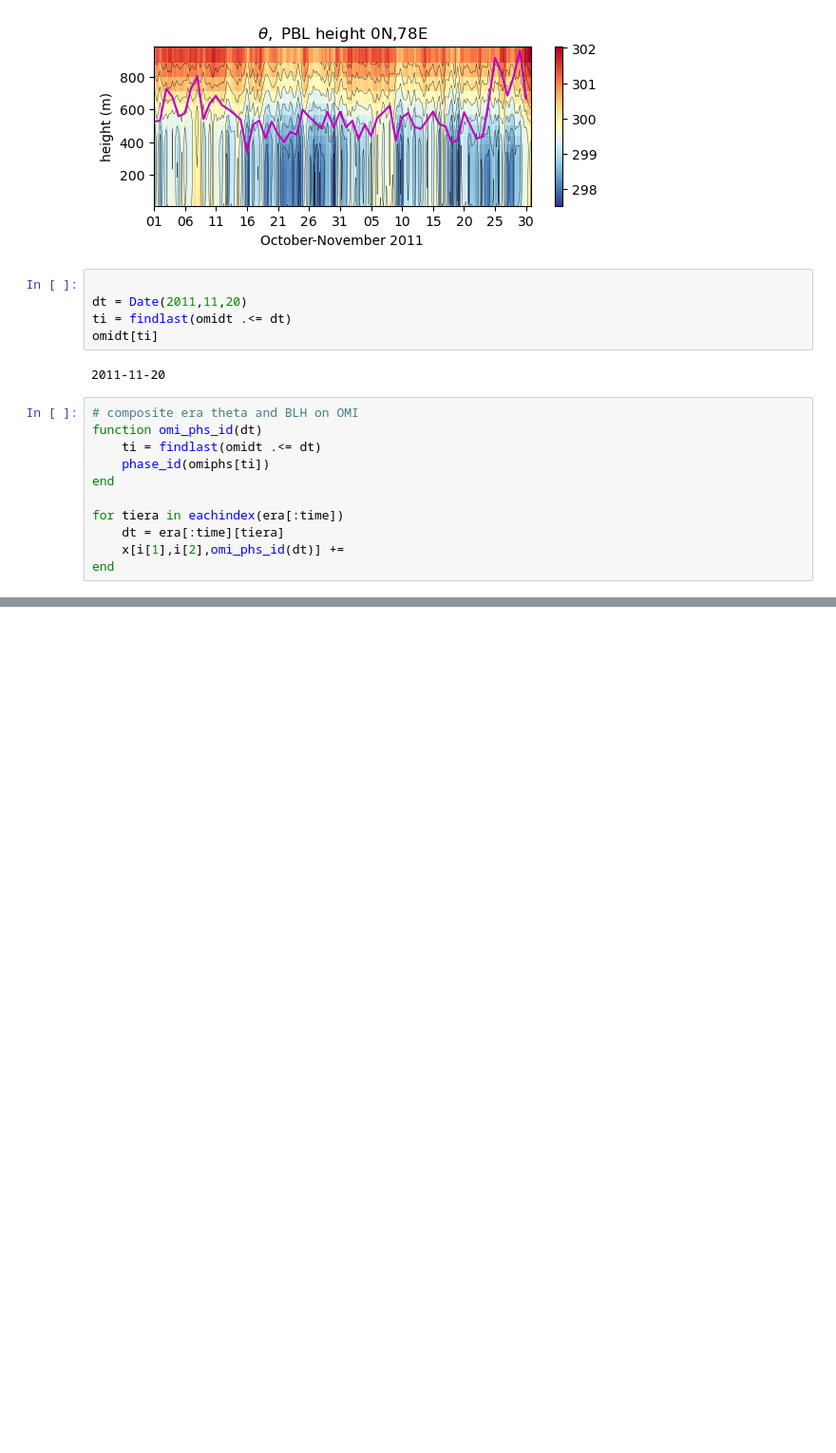
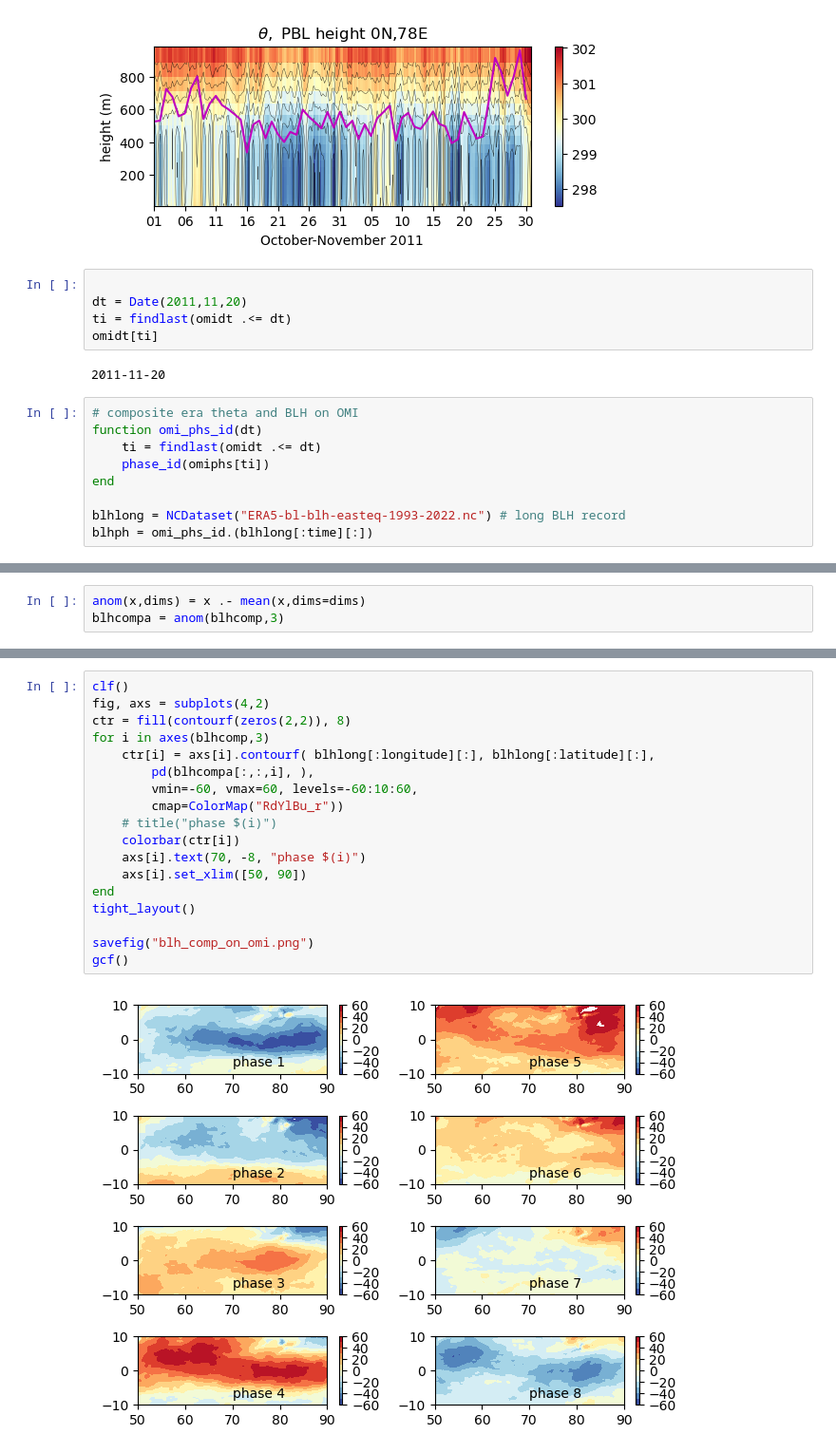
Before and after one commit to deszoeke/cmip6, a Jupyter notebook: era5/era5_mjo_vert.ipynb, the cells around one changed output, grey strips where cells are left out. Shown at 95% size. Saved outputs shown, nothing was run; the diff lists cells and outputs as text; blank space fills up the shorter version.

```diff
--- a/era5/era5_mjo_vert.ipynb
+++ b/era5/era5_mjo_vert.ipynb
@@ -228,7 +228,5 @@ function omi_phs_id(dt)
     phase_id(omiphs[ti])
 end
 
-for tiera in eachindex(era[:time])
-    dt = era[:time][tiera]
-    x[i[1],i[2],omi_phs_id(dt)] +=
-end
+blhlong = NCDataset("ERA5-bl-blh-easteq-1993-2022.nc") # long BLH record
+blhph = omi_phs_id.(blhlong[:time][:])
@@ -238,0 +296,3 @@ omidt[5]
+# %%
+anom(x,dims) = x .- mean(x,dims=dims)
+blhcompa = anom(blhcomp,3)
@@ -238,0 +317,20 @@ omidt[5]
+# %%
+clf()
+fig, axs = subplots(4,2)
+ctr = fill(contourf(zeros(2,2)), 8)
+for i in axes(blhcomp,3)
+    ctr[i] = axs[i].contourf( blhlong[:longitude][:], blhlong[:latitude][:],
+        pd(blhcompa[:,:,i], ),
+        vmin=-60, vmax=60, levels=-60:10:60,
+        cmap=ColorMap("RdYlBu_r"))
+    # title("phase $(i)")
+    colorbar(ctr[i])
+    axs[i].text(70, -8, "phase $(i)")
+    axs[i].set_xlim([50, 90])
+end
+tight_layout()
+
+savefig("blh_comp_on_omi.png")
+gcf()
+# %% [output]
+[figure, added]
```
Also changed, not shown: parts of 4 cells of this notebook, 1 other file.
